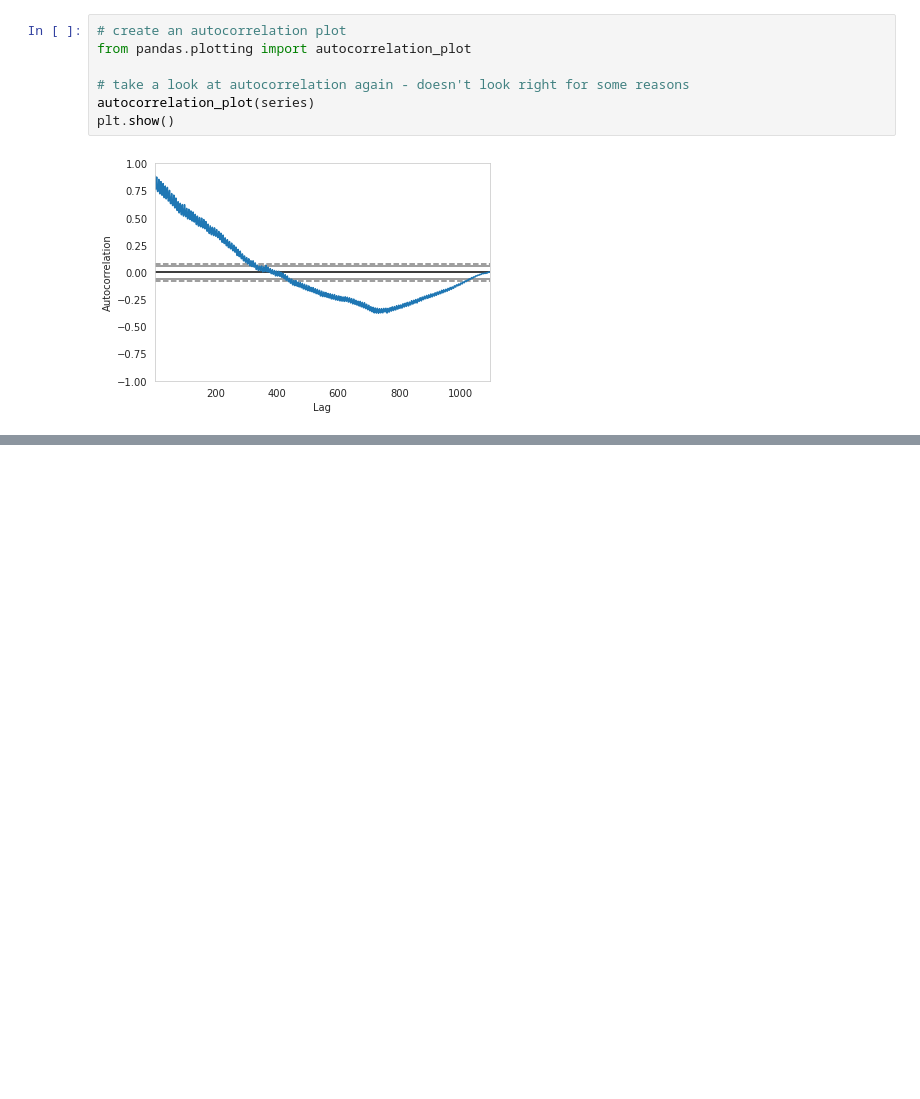
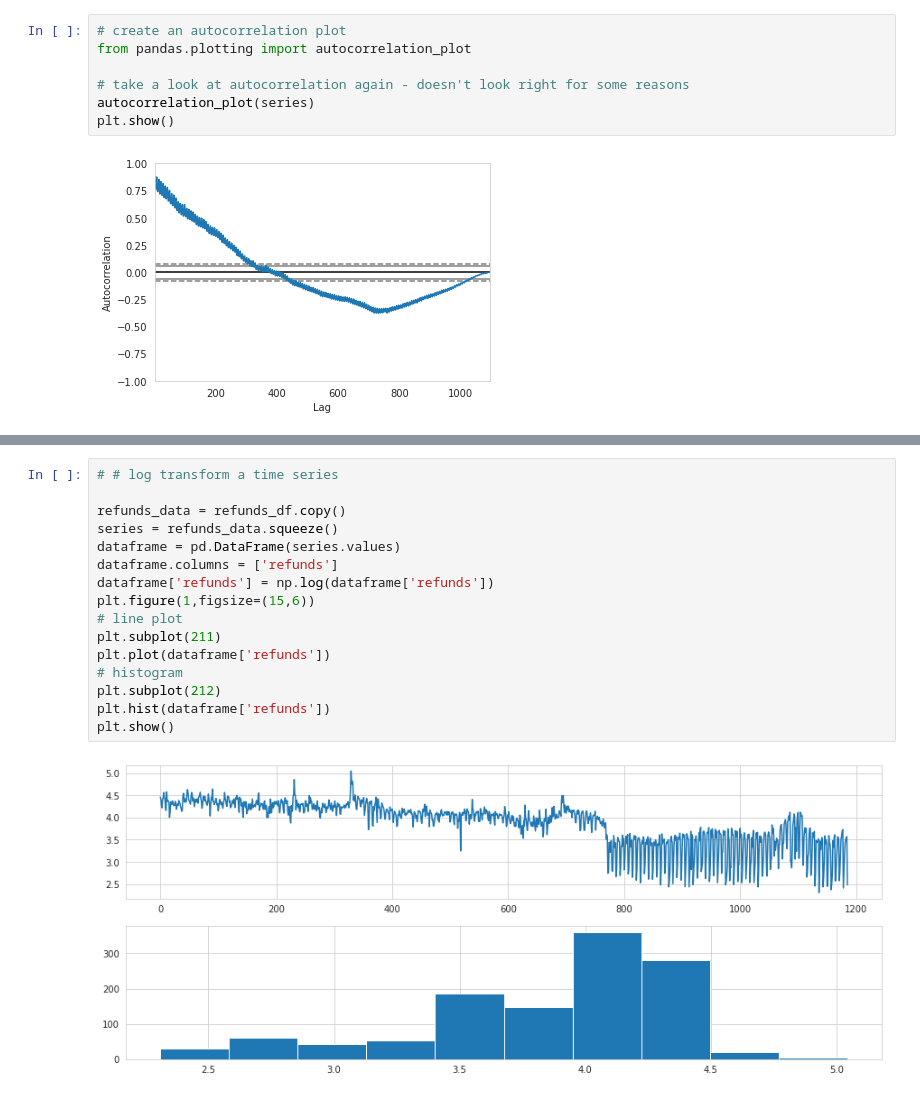
Before and after one commit to evgenia82/loyola-capstone-groupon, a Jupyter notebook: 03_EDA_with_visuals_time_series.ipynb, the cells around one changed output, grey strips where cells are left out. Saved outputs shown, nothing was run; the diff lists cells and outputs as text; blank space fills up the shorter version.

```diff
--- a/03_EDA_with_visuals_time_series.ipynb
+++ b/03_EDA_with_visuals_time_series.ipynb
@@ -395,0 +408,18 @@ plt.show()
+# %%
+# # log transform a time series
+
+refunds_data = refunds_df.copy()
+series = refunds_data.squeeze()
+dataframe = pd.DataFrame(series.values)
+dataframe.columns = ['refunds']
+dataframe['refunds'] = np.log(dataframe['refunds'])
+plt.figure(1,figsize=(15,6))
+# line plot
+plt.subplot(211)
+plt.plot(dataframe['refunds'])
+# histogram
+plt.subplot(212)
+plt.hist(dataframe['refunds'])
+plt.show()
+# %% [output]
+[figure, added]
```
Also changed, not shown: parts of 10 cells of this notebook.
